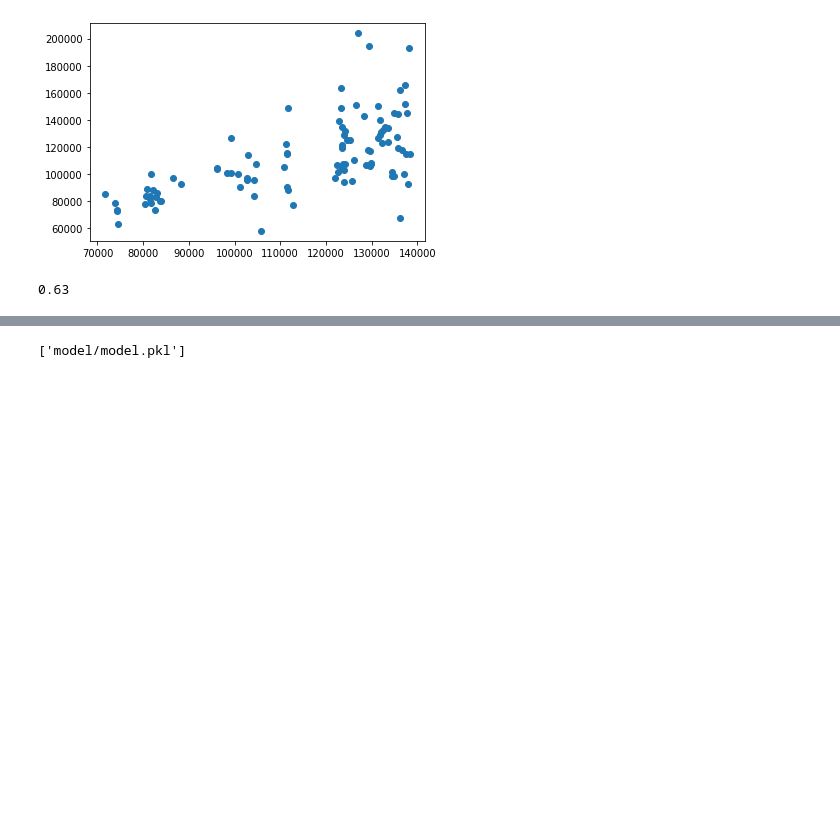
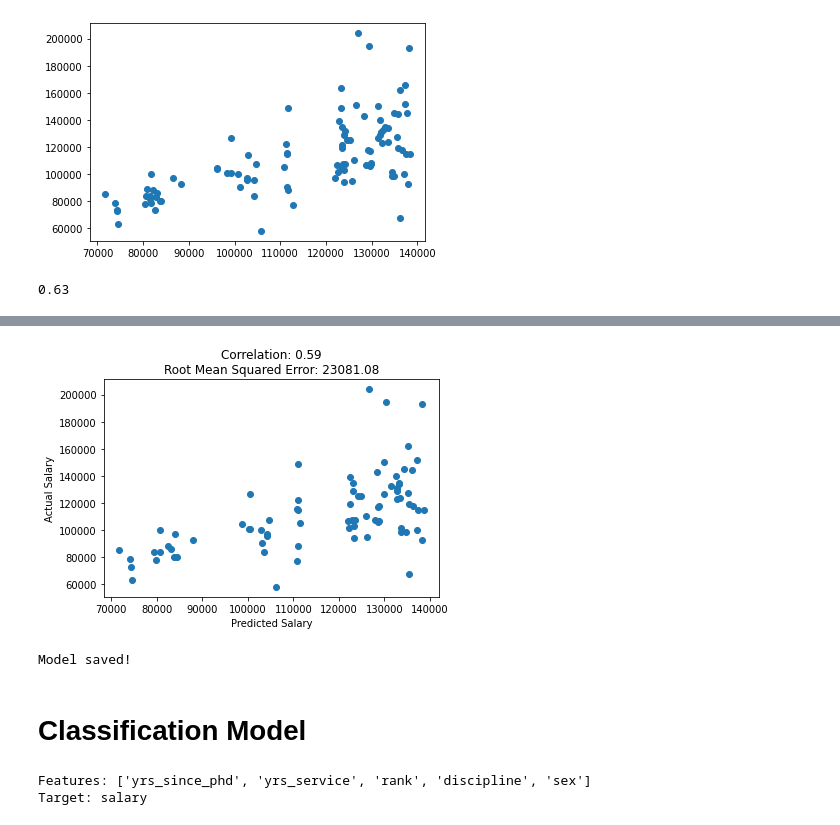
Before and after one commit to irtizak/salaries, a Jupyter notebook: Untitled.ipynb, the cells around one changed output, grey strips where cells are left out. Saved outputs shown, nothing was run; the diff lists cells and outputs as text; code cells hidden in the pictures; blank space fills up the shorter version.

```diff
--- a/Untitled.ipynb
+++ b/Untitled.ipynb
@@ -369,4 +604,15 @@ round(np.corrcoef(preds, y_test)[0][1], 2)
+# %%
+rgr.plot_model_performance()
+# %% [output]
+[figure, added]
+# %%
+rgr.save_model()
+# %% [output]
+Model saved!
+# %% [markdown]
+# Classification Model
 # %%
-joblib.dump(cv, 'model/model.pkl')
+clf = ModelContainer(df, model_type = 'classification')
 # %% [output]
-['model/model.pkl']
+Features: ['yrs_since_phd', 'yrs_service', 'rank', 'discipline', 'sex']
+Target: salary
```
Also changed, not shown: parts of 30 cells of this notebook, 3 other files.
